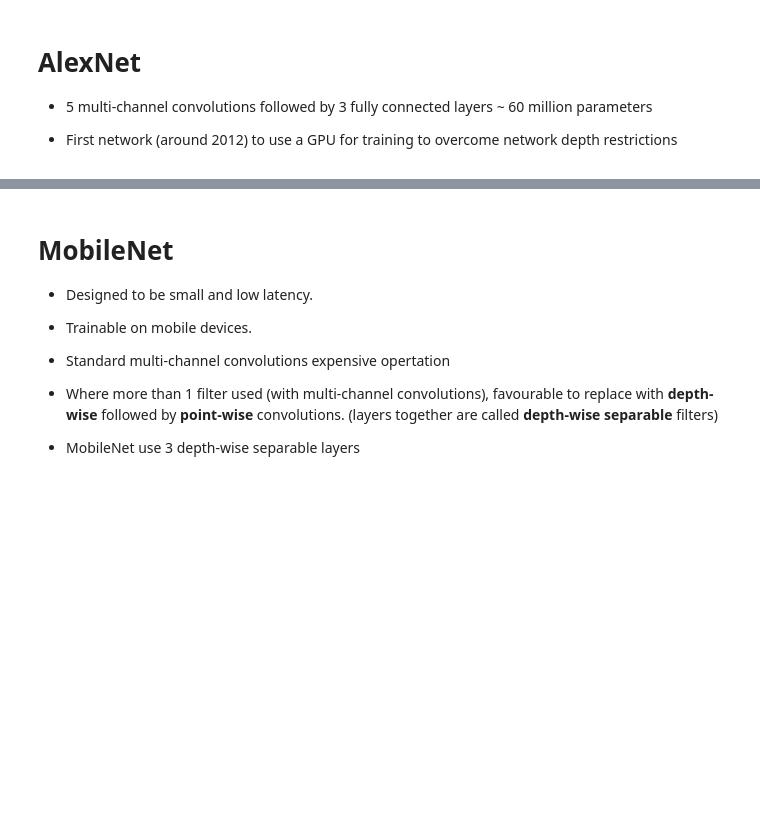
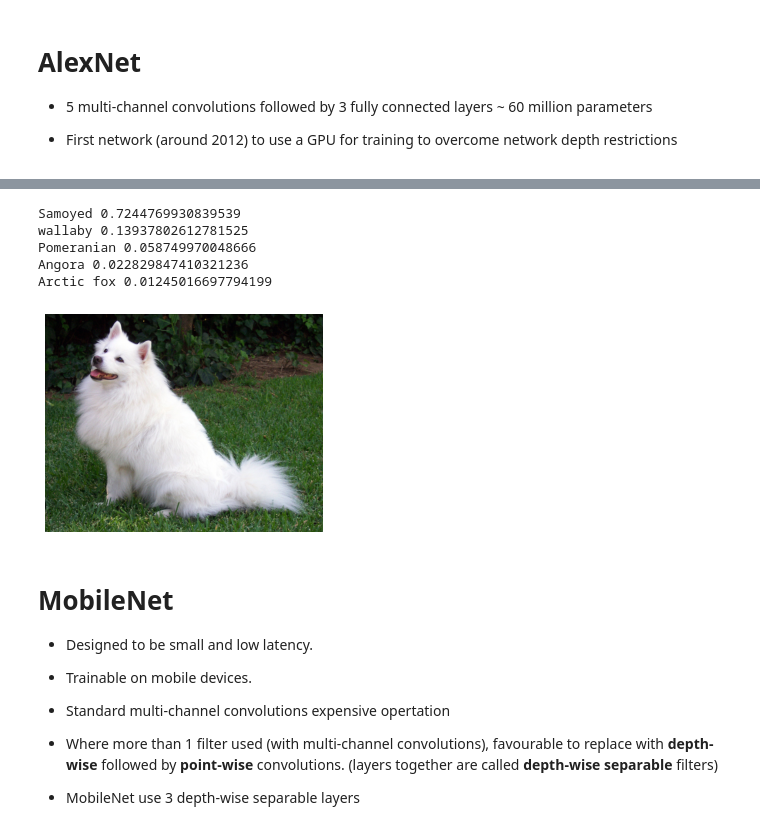
Before and after one commit to akinwilson/ground-up, a Jupyter notebook: 5_convolutional_architectures.ipynb, the cells around one changed output, grey strips where cells are left out. Drawn from its saved outputs; the diff is of its cells as text; code cells hidden in the pictures; blank space fills up the shorter version.

```diff
--- a/5_convolutional_architectures.ipynb
+++ b/5_convolutional_architectures.ipynb
@@ -19,3 +54,49 @@ model.eval()
+# %%
+root = Path().cwd()
+filename = "dog.jpg"
+file_path = root  / "data" / filename
+url, filename = ("https://github.com/pytorch/hub/raw/master/images/dog.jpg", file_path)
+urllib.request.urlretrieve(url, filename)
+input_image = Image.open(file_path)
+
+
+preprocess = transforms.Compose([
+    transforms.Resize(256),
+    transforms.CenterCrop(224),
+    transforms.ToTensor(),
+    transforms.Normalize(mean=[0.485, 0.456, 0.406], std=[0.229, 0.224, 0.225]),
+])
+input_tensor = preprocess(input_image)
+input_batch = input_tensor.unsqueeze(0)
+
+
+if torch.cuda.is_available():
+    print("Cuda is available")
+    input_batch = input_batch.to('cuda')
+    model.to('cuda')
+
+with torch.no_grad():
+    output = model(input_batch)
+probabilities = torch.nn.functional.softmax(output[0], dim=0)
+
+
+img = plt.imread(file_path)
+plt.imshow(img,)
+plt.axis("off")
+
+with open("./data/imagenet_classes.txt", "r") as f:
+    categories = [s.strip() for s in f.readlines()]
+# Show top categories per image
+top5_prob, top5_catid = torch.topk(probabilities, 5)
+for i in range(top5_prob.size(0)):
+    print(categories[top5_catid[i]], top5_prob[i].item())
+# %% [output]
+Samoyed 0.7244769930839539
+wallaby 0.13937802612781525
+Pomeranian 0.058749970048666
+Angora 0.022829847410321236
+Arctic fox 0.01245016697794199
+[figure, added]
 # %% [markdown]
 # MobileNet
  - Designed to be small and low latency.
```
Also changed, not shown: parts of 4 cells of this notebook.
